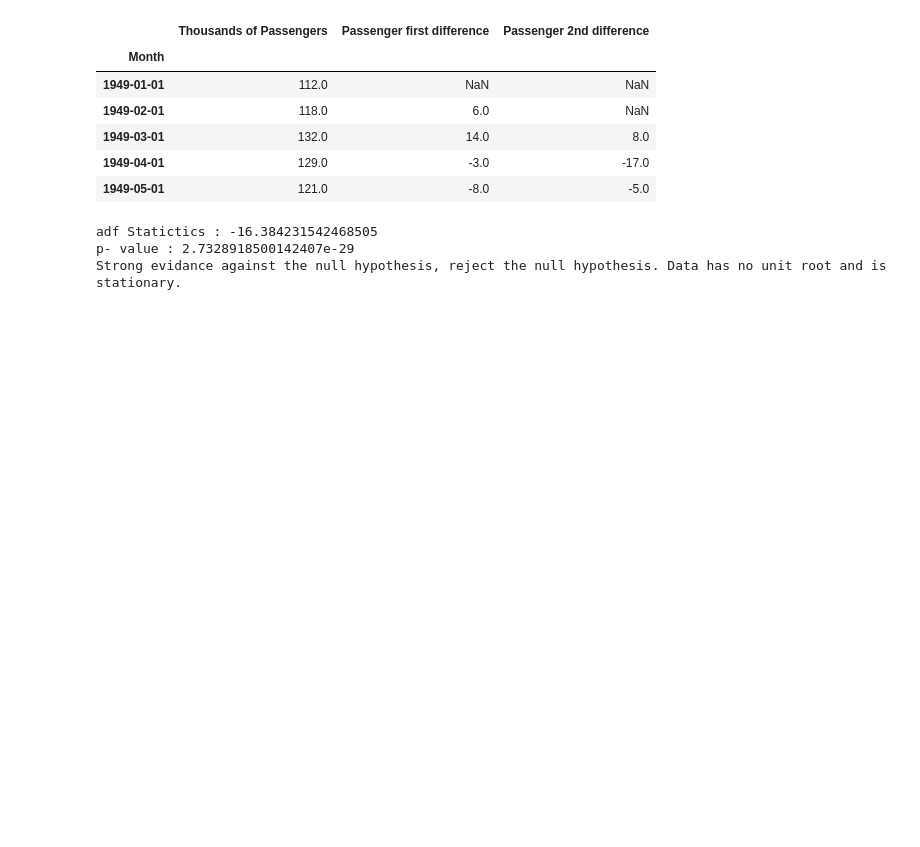
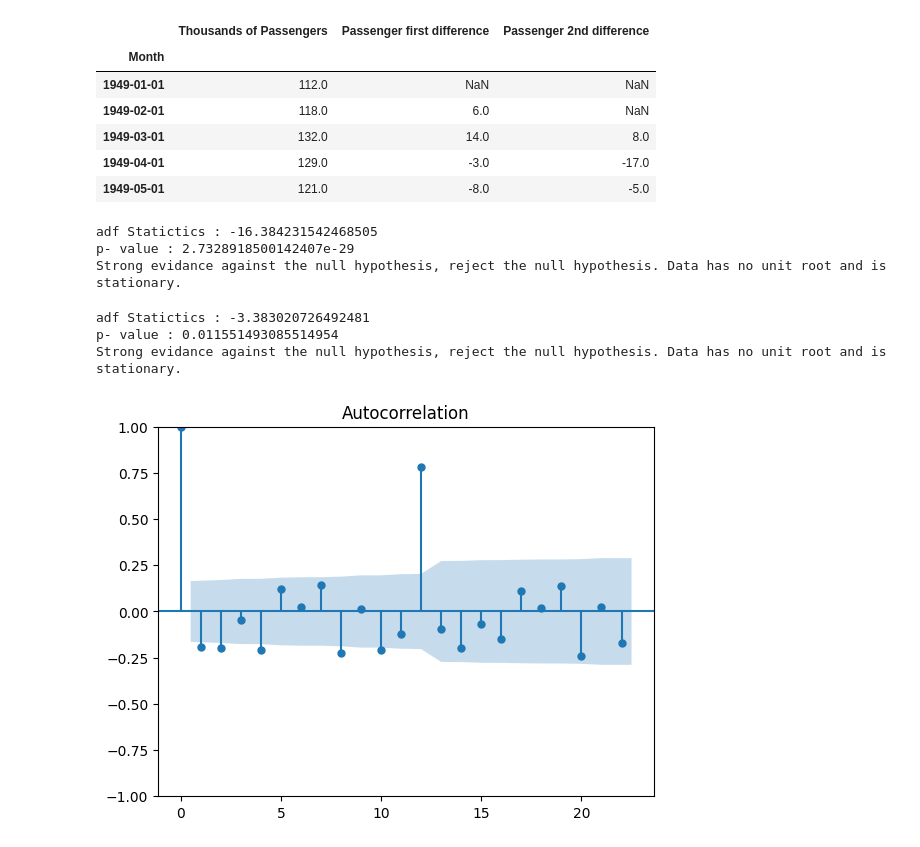
Before and after one commit to Madushani-Weerasekara/TimeSeriesData-Analysis, a Jupyter notebook: ARIMA_Model.ipynb, the cells around one changed output. Saved outputs shown, nothing was run; the diff lists cells and outputs as text; code cells hidden in the pictures; blank space fills up the shorter version.

Commit message:
Seasonal difference

```diff
--- a/ARIMA_Model.ipynb
+++ b/ARIMA_Model.ipynb
@@ -150,3 +150,13 @@ adf_test(df_airline['Passenger 2nd difference'].dropna())
 adf Statictics : -16.384231542468505
 p- value : 2.7328918500142407e-29
 Strong evidance against the null hypothesis, reject the null hypothesis. Data has no unit root and is stationary.
+# %%
+# If seasonal data we take 12 months
+# Seasonal difference
+df_airline['Passenger 12 difference'] = df_airline['Thousands of Passengers'] - df_airline['Thousands of Passengers'].shift(12)
+# %%
+adf_test(df_airline['Passenger 12 difference'].dropna())
+# %% [output]
+adf Statictics : -3.383020726492481
+p- value : 0.011551493085514954
+Strong evidance against the null hypothesis, reject the null hypothesis. Data has no unit root and is stationary.
@@ -152,0 +165,4 @@ Strong evidance against the null hypothesis, reject the null hypothesis. Data ha
+# %%
+acf = plot_acf(df_airline['Passenger 2nd difference'].dropna())
+# %% [output]
+[figure, added]
```
Also changed, not shown: parts of 1 cell of this notebook.
